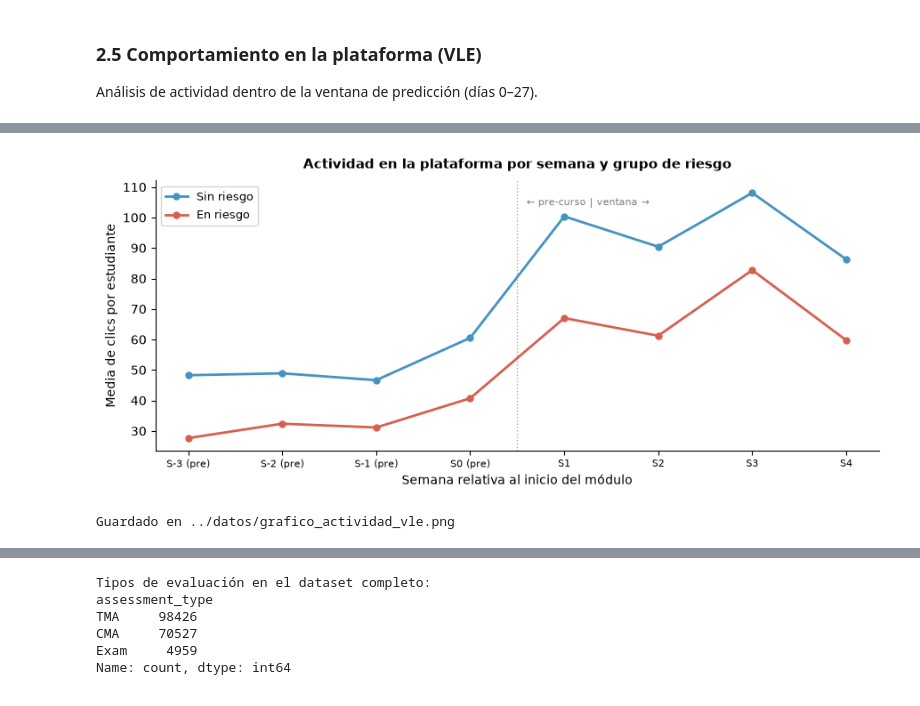
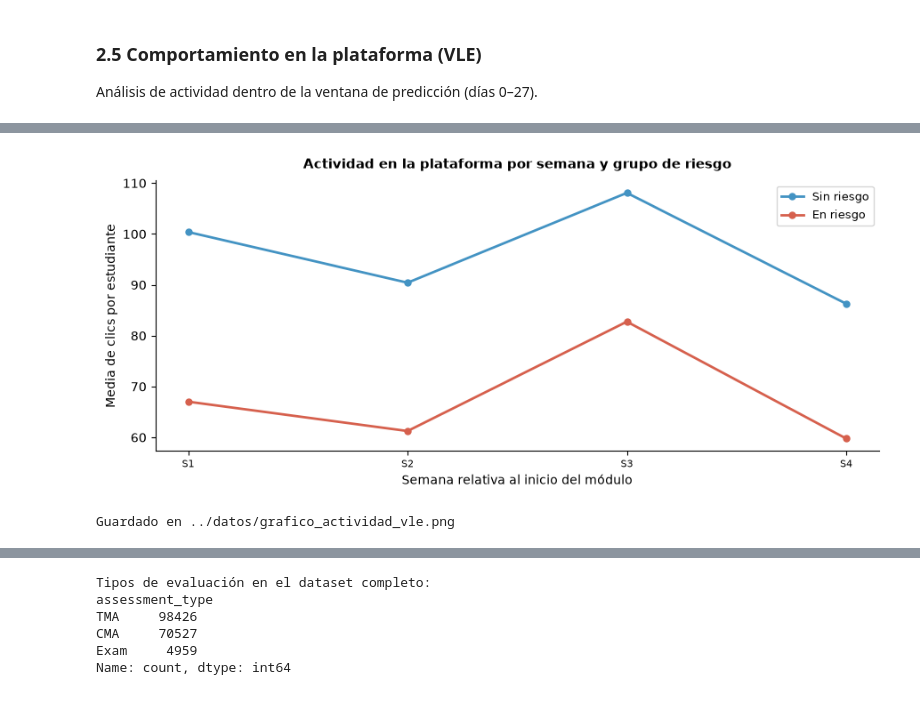
Before and after one commit to BSolanaH/oulad, a Jupyter notebook: notebooks/01_EDA.ipynb, the cells around one changed output, grey strips where cells are left out. Drawn from its saved outputs; the diff is of its cells as text; code cells hidden in the pictures.

```diff
--- a/notebooks/01_EDA.ipynb
+++ b/notebooks/01_EDA.ipynb
@@ -1010,7 +1198,7 @@ Solapados (activos): 1263 (14.2% del TEST activo)
 Análisis de actividad dentro de la ventana de predicción (días 0–27).
 # %%
 # Filtrar log a ventana de predicción
-vle_ventana = student_vle[student_vle["date"] <= 27].copy()
+vle_ventana = student_vle[(student_vle["date"]>=0) &(student_vle["date"] <= 27)].copy()
 
 print(f"Filas en studentVle total:       {len(student_vle):,}")
 print(f"Filas en ventana (día 0-27):     {len(vle_ventana):,}")
@@ -1172,38 +1384,33 @@ semana
 # %%
-# clics_semana ya calculado arriba — incluye semanas negativas (pre-curso)
+# clics_semana ya calculado arriba - solo ventana 0-27 (semanas 1 a 4)
 media_semana = clics_semana.groupby(["semana", "riesgo"])["sum_click"].mean().reset_index()
 media_semana["grupo"] = media_semana["riesgo"].map({0: "Sin riesgo", 1: "En riesgo"})
 
 semanas_orden = sorted(media_semana["semana"].unique())
 
 fig, ax = plt.subplots(figsize=(9, 4))
 
 colores = {0: "#4393c3", 1: "#d6604d"}
 for grupo in [0, 1]:
     datos = media_semana[media_semana["riesgo"] == grupo].sort_values("semana")
     ax.plot(datos["semana"], datos["sum_click"],
             marker='o', linewidth=2, markersize=5,
             color=colores[grupo],
             label="Sin riesgo" if grupo == 0 else "En riesgo")
 
-# Línea separadora pre-curso / ventana
-ax.axvline(0.5, color='gray', linestyle=':', linewidth=1, alpha=0.7)
-ax.text(0.6, ax.get_ylim()[1] * 0.95 if ax.get_ylim()[1] > 0 else 50,
-        '← pre-curso | ventana →', fontsize=8, color='gray', va='top')
-
 ax.set_xlabel('Semana relativa al inicio del módulo', fontsize=10)
 ax.set_ylabel('Media de clics por estudiante', fontsize=10)
 ax.set_title('Actividad en la plataforma por semana y grupo de riesgo', fontsize=11, fontweight='bold', pad=10)
 ax.set_xticks(semanas_orden)
-ax.set_xticklabels([f'S{int(s)}' if s > 0 else f'S{int(s)} (pre)' for s in semanas_orden], fontsize=8)
+ax.set_xticklabels([f'S{int(s)}' for s in semanas_orden], fontsize=8)
 ax.legend(fontsize=9)
 ax.spines['top'].set_visible(False)
 ax.spines['right'].set_visible(False)
 
 plt.tight_layout()
 plt.savefig('../datos/grafico_actividad_vle.png', dpi=150, bbox_inches='tight')
 plt.show()
 print("Guardado en ../datos/grafico_actividad_vle.png")
 # %% [output]
-[figure, old version]
+[figure, new version]
 Guardado en ../datos/grafico_actividad_vle.png
```
Also changed, not shown: parts of 62 cells of this notebook, 3 other files.
